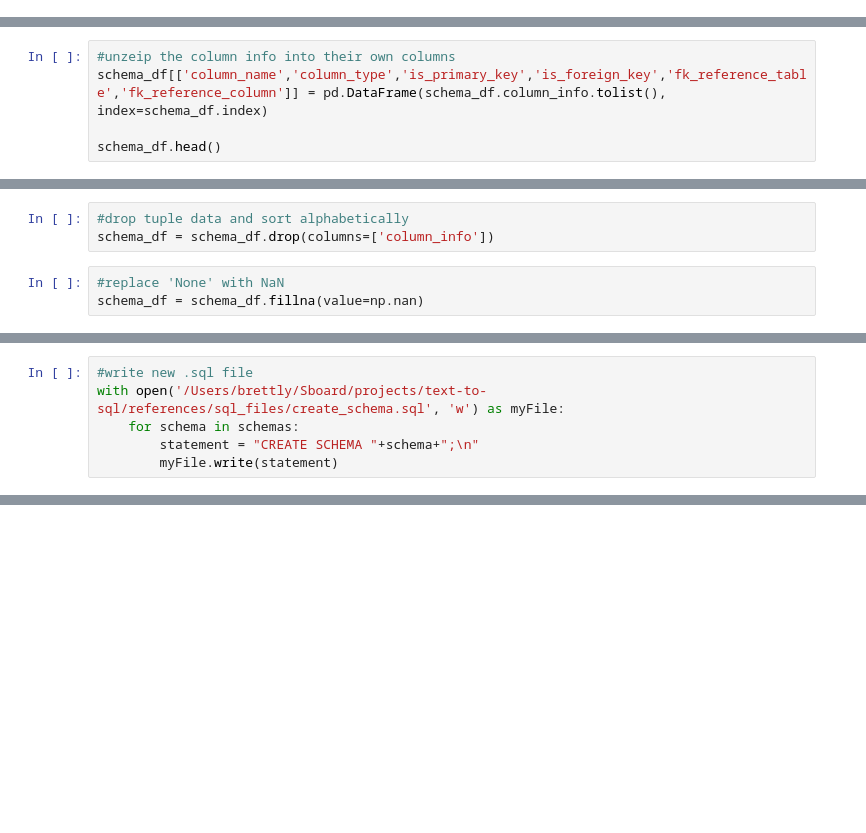
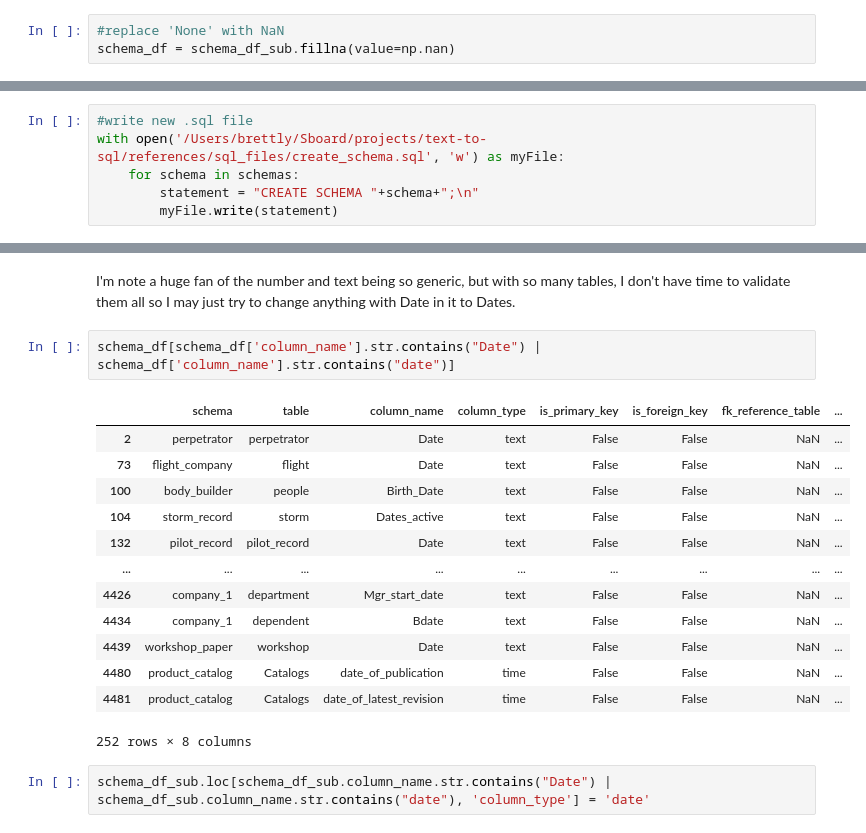
Before and after one commit to BrettlyCD/text-to-sql, a Jupyter notebook: notebooks/1.0 Data Wranging - DB.ipynb, the cells around one changed output, grey strips where cells are left out. Cells and saved outputs as stored; diff of their text form; blank space fills up the shorter version.

```diff
--- a/notebooks/1.0 Data Wranging - DB.ipynb
+++ b/notebooks/1.0 Data Wranging - DB.ipynb
@@ -191 +215,4 @@ schema_df = (pd.DataFrame(schema_info, columns=['schema','table','column_info'])
+# %%
+#replace 'None' with NaN
+schema_df = schema_df_sub.fillna(value=np.nan)
 # %%
@@ -200,5 +226,0 @@ schema_df.head()
-# %%
-#unzeip the column info into their own columns
-schema_df[['column_name','column_type','is_primary_key','is_foreign_key','fk_reference_table','fk_reference_column']] = pd.DataFrame(schema_df.column_info.tolist(), index=schema_df.index)
-
-schema_df.head()
@@ -212,6 +226,0 @@ schema_df.head()
-# %%
-#drop tuple data and sort alphabetically
-schema_df = schema_df.drop(columns=['column_info'])
-# %%
-#replace 'None' with NaN
-schema_df = schema_df.fillna(value=np.nan)
@@ -240,0 +301,20 @@ with open('/Users/brettly/Sboard/projects/text-to-sql/references/sql_files/creat
+# %% [markdown]
+I'm note a huge fan of the number and text being so generic, but with so many tables, I don't have time to validate them all so I may just try to change anything with Date in it to Dates.
+# %%
+schema_df[schema_df['column_name'].str.contains("Date") | schema_df['column_name'].str.contains("date")]
+# %% [output]
+|  | schema | table | column_name | column_type | is_primary_key | is_foreign_key | fk_reference_table | ... |
+| 2 | perpetrator | perpetrator | Date | text | False | False | NaN | ... |
+| 73 | flight_company | flight | Date | text | False | False | NaN | ... |
+| 100 | body_builder | people | Birth_Date | text | False | False | NaN | ... |
+| 104 | storm_record | storm | Dates_active | text | False | False | NaN | ... |
+| 132 | pilot_record | pilot_record | Date | text | False | False | NaN | ... |
+| ... | ... | ... | ... | ... | ... | ... | ... | ... |
+| 4426 | company_1 | department | Mgr_start_date | text | False | False | NaN | ... |
+| 4434 | company_1 | dependent | Bdate | text | False | False | NaN | ... |
+| 4439 | workshop_paper | workshop | Date | text | False | False | NaN | ... |
+| 4480 | product_catalog | Catalogs | date_of_publication | time | False | False | NaN | ... |
+| 4481 | product_catalog | Catalogs | date_of_latest_revision | time | False | False | NaN | ... |
+252 rows × 8 columns
+# %%
+schema_df_sub.loc[schema_df_sub.column_name.str.contains("Date") | schema_df_sub.column_name.str.contains("date"), 'column_type'] = 'date'
```
Also changed, not shown: parts of 24 cells of this notebook.
